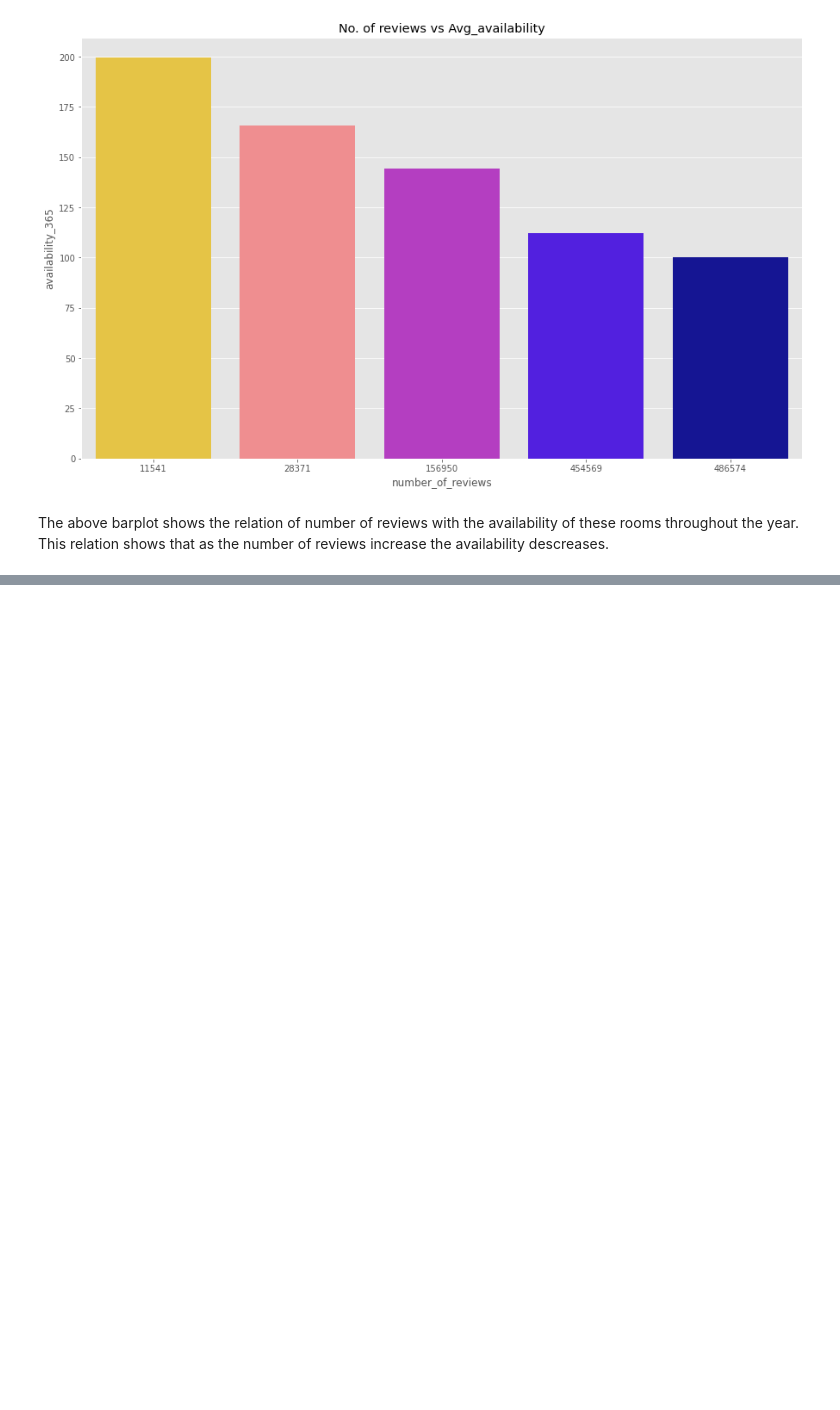
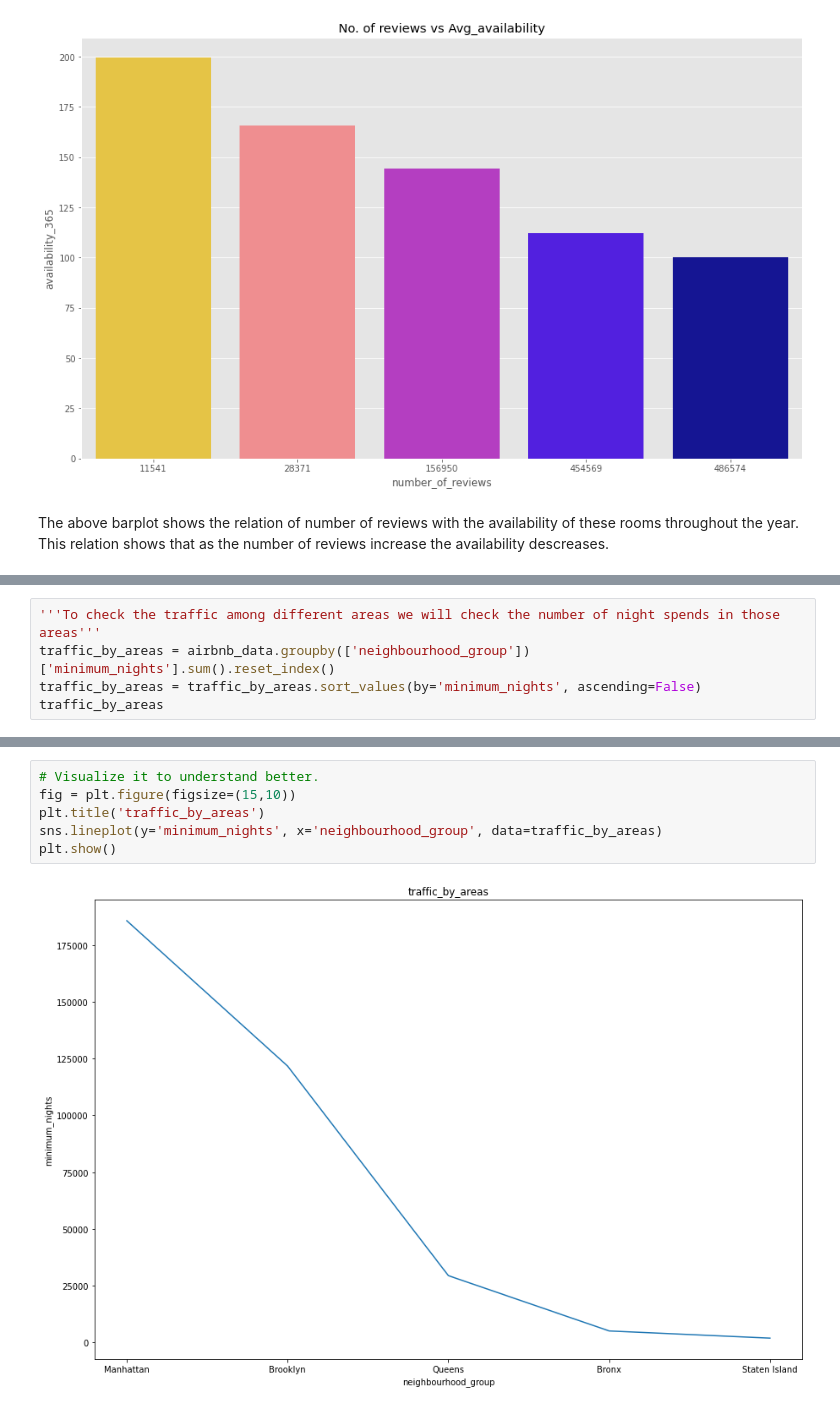
Before and after one commit to Deepakkarki24/Airbnb-Booking-Analysis, a Jupyter notebook: Deepak_Karki_Capstone_Project.ipynb, the cells around one changed output, grey strips where cells are left out. Drawn from its saved outputs; the diff is of its cells as text; blank space fills up the shorter version.

```diff
--- a/Deepak_Karki_Capstone_Project.ipynb
+++ b/Deepak_Karki_Capstone_Project.ipynb
@@ -570,0 +573,5 @@ The above barplot shows the relation of number of reviews with the availability
+# %%
+'''To check the traffic among different areas we will check the number of night spends in those areas'''
+traffic_by_areas = airbnb_data.groupby(['neighbourhood_group'])['minimum_nights'].sum().reset_index()
+traffic_by_areas = traffic_by_areas.sort_values(by='minimum_nights', ascending=False)
+traffic_by_areas
@@ -570,0 +585,8 @@ The above barplot shows the relation of number of reviews with the availability
+# %%
+# Visualize it to understand better.
+fig = plt.figure(figsize=(15,10))
+plt.title('traffic_by_areas')
+sns.lineplot(y='minimum_nights', x='neighbourhood_group', data=traffic_by_areas)
+plt.show()
+# %% [output]
+[figure, added]
```
Also changed, not shown: parts of 11 cells of this notebook.
